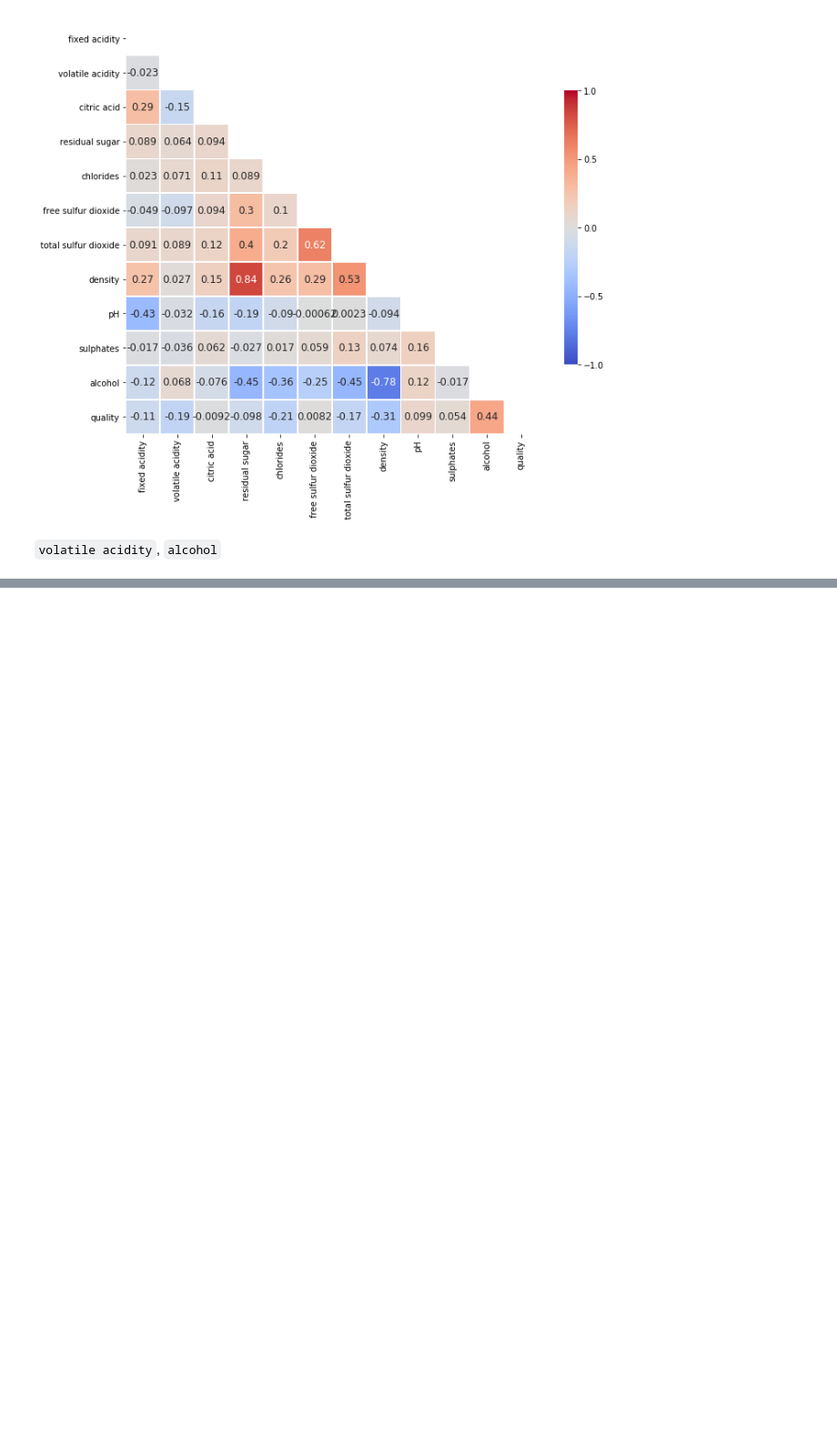
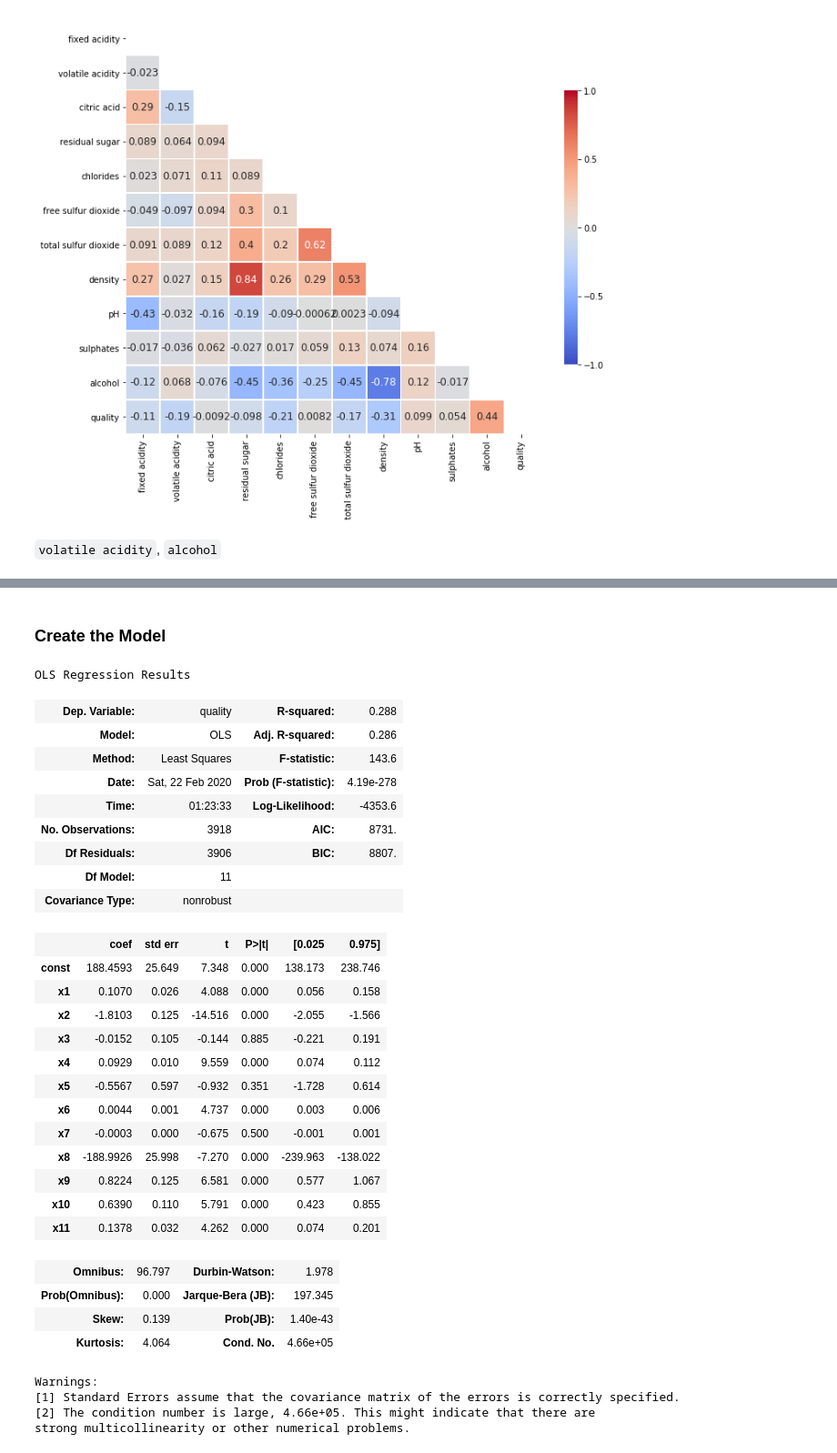
Before and after one commit to utomoreza/WhiteWineQuality_LR, a Jupyter notebook: main.ipynb, the cells around one changed output, grey strips where cells are left out. Shown at 91% size. Saved outputs shown, nothing was run; the diff lists cells and outputs as text; code cells hidden in the pictures; blank space fills up the shorter version.

```diff
--- a/main.ipynb
+++ b/main.ipynb
@@ -325,3 +332,5 @@ X_train
 # %%
 y_test = np.array(y_test)
+# %% [markdown]
+### Create the Model
 # %%
@@ -329,3 +338,40 @@ model = LinearRegression().fit(X_train, y_train)
+# %%
+X_train1 = smApi.add_constant(X_train)
+model_white1b = smApi.OLS(y_train, X_train1).fit()
+# %%
+model_white1b.summary()
+# %% [output]
+OLS Regression Results
+| Dep. Variable: | quality | R-squared: | 0.288 |
+| Model: | OLS | Adj. R-squared: | 0.286 |
+| Method: | Least Squares | F-statistic: | 143.6 |
+| Date: | Sat, 22 Feb 2020 | Prob (F-statistic): | 4.19e-278 |
+| Time: | 01:23:33 | Log-Likelihood: | -4353.6 |
+| No. Observations: | 3918 | AIC: | 8731. |
+| Df Residuals: | 3906 | BIC: | 8807. |
+| Df Model: | 11 |  |  |
+| Covariance Type: | nonrobust |  |  |
+|  | coef | std err | t | P>|t| | [0.025 | 0.975] |
+| const | 188.4593 | 25.649 | 7.348 | 0.000 | 138.173 | 238.746 |
+| x1 | 0.1070 | 0.026 | 4.088 | 0.000 | 0.056 | 0.158 |
+| x2 | -1.8103 | 0.125 | -14.516 | 0.000 | -2.055 | -1.566 |
+| x3 | -0.0152 | 0.105 | -0.144 | 0.885 | -0.221 | 0.191 |
+| x4 | 0.0929 | 0.010 | 9.559 | 0.000 | 0.074 | 0.112 |
+| x5 | -0.5567 | 0.597 | -0.932 | 0.351 | -1.728 | 0.614 |
+| x6 | 0.0044 | 0.001 | 4.737 | 0.000 | 0.003 | 0.006 |
+| x7 | -0.0003 | 0.000 | -0.675 | 0.500 | -0.001 | 0.001 |
+| x8 | -188.9926 | 25.998 | -7.270 | 0.000 | -239.963 | -138.022 |
+| x9 | 0.8224 | 0.125 | 6.581 | 0.000 | 0.577 | 1.067 |
+| x10 | 0.6390 | 0.110 | 5.791 | 0.000 | 0.423 | 0.855 |
+| x11 | 0.1378 | 0.032 | 4.262 | 0.000 | 0.074 | 0.201 |
+| Omnibus: | 96.797 | Durbin-Watson: | 1.978 |
+| Prob(Omnibus): | 0.000 | Jarque-Bera (JB): | 197.345 |
+| Skew: | 0.139 | Prob(JB): | 1.40e-43 |
+| Kurtosis: | 4.064 | Cond. No. | 4.66e+05 |
+Warnings:
+[1] Standard Errors assume that the covariance matrix of the errors is correctly specified.
+[2] The condition number is large, 4.66e+05. This might indicate that there are
+strong multicollinearity or other numerical problems.
 # %%
 model.score(X_train, y_train)
 # %%
```
Also changed, not shown: parts of 5 cells of this notebook.
